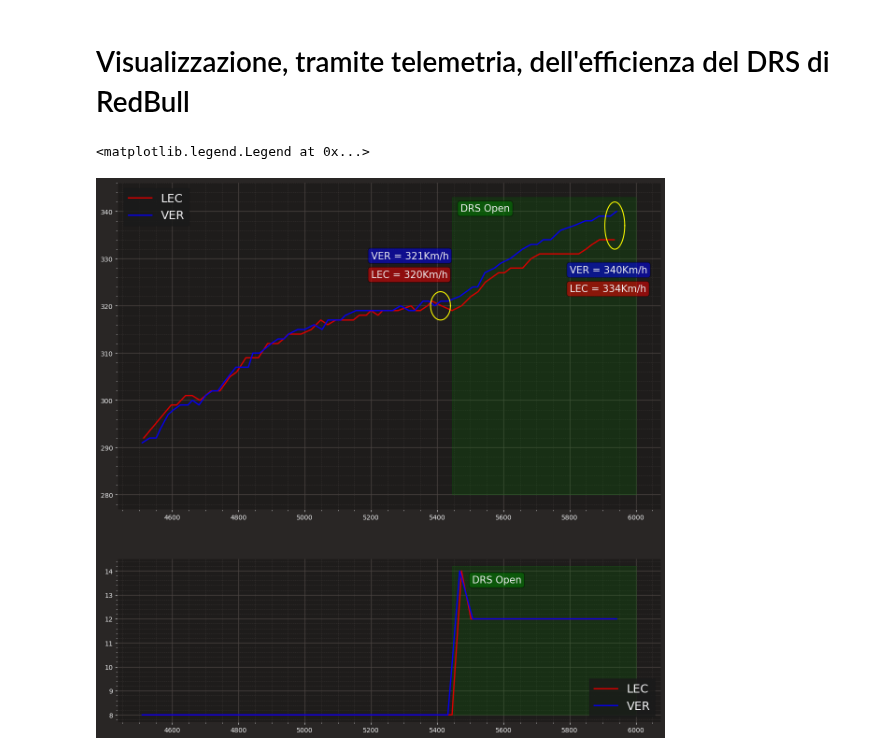
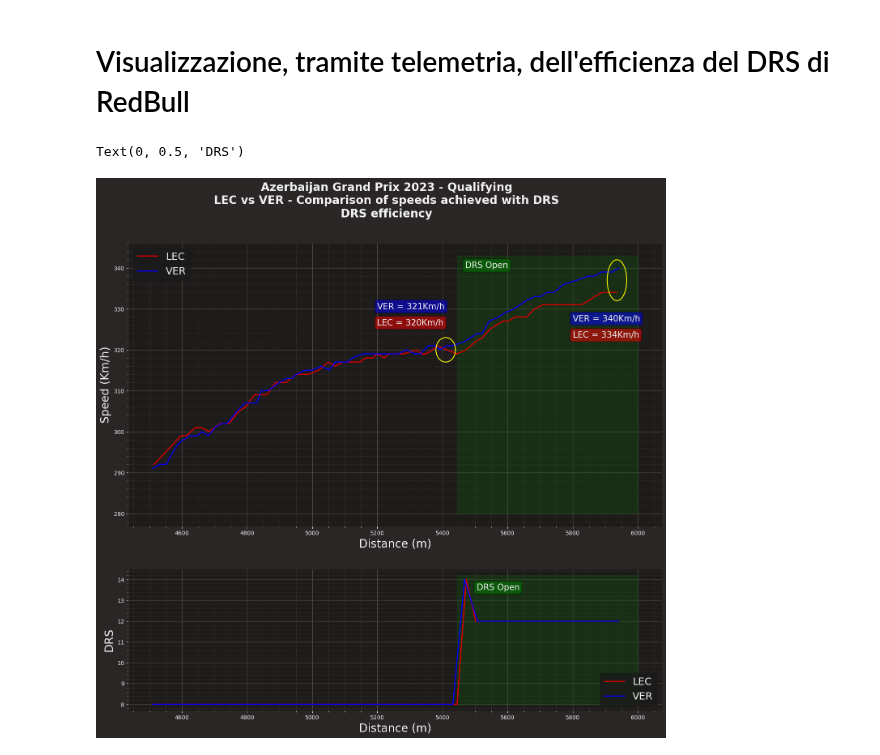
Before and after one commit to Rick8998/Baku2023F1, a Jupyter notebook: SessionsAnalysis/rb_drs.ipynb, the cells around one changed output. Cells and saved outputs as stored; diff of their text form; code cells hidden in the pictures.

```diff
--- a/SessionsAnalysis/rb_drs.ipynb
+++ b/SessionsAnalysis/rb_drs.ipynb
@@ -48,39 +48,43 @@ plot_ratios = [2, 1]
 fig, ax = plt.subplots(2, gridspec_kw={'height_ratios': plot_ratios})
 
 fig.set_figheight(15)
-fig.set_figwidth(15)
+fig.set_figwidth(17)
+fig.suptitle(f"{fp.event['EventName']} {fp.event.year} - {fp.name}\nLEC vs VER - Comparison of speeds achieved with DRS\nDRS efficiency", fontsize=20, fontweight='bold')
 
 ax[0].plot(lec_tel_to_0['Distance'], lec_tel_to_0['Speed'], color = fer_color, label = 'LEC', linewidth=2)
 
 ax[0].plot(ver_tel_to_0['Distance'], ver_tel_to_0['Speed'], color = rbr_color, label = 'VER', linewidth=2)
 ax[0].legend(prop={'size':18}, loc='upper left')
 ax[0].add_patch(Rectangle((5445, 280), 555, 63, color='green', alpha=0.2))
 u=5410     #x-position of the center
 v=320    #y-position of the center
 a=30    #radius on the x-axis
 b=3    #radius on the y-axis
 t = np.linspace(0, 2*pi, 100)
 ax[0].plot( u+a*np.cos(t) , v+b*np.sin(t), color="yellow")
 ax[0].text(x=5200, y = 326, s = "LEC = " + str(lec_tel_5k) +"Km/h", fontsize=15, bbox=dict(boxstyle='round', facecolor='red', alpha=0.5))
 ax[0].text(x=5200, y = 330, s = "VER = " + str(ver_tel_5k) +"Km/h", fontsize=15, bbox=dict(boxstyle='round', facecolor='blue', alpha=0.5))
 
 u1=5936     #x-position of the center
 v1=337    #y-position of the center
 a1=30    #radius on the x-axis
 b1=5    #radius on the y-axis
 t1 = np.linspace(0, 2*pi, 100)
 ax[0].plot( u1+a1*np.cos(t1) , v1+b1*np.sin(t1), color="yellow")
 ax[0].text(x=5800, y = 323, s = "LEC = " + str(lec_tel_finish) +"Km/h", fontsize=15, bbox=dict(boxstyle='round', facecolor='red', alpha=0.5))
 ax[0].text(x=5800, y = 327, s = "VER = " + str(ver_tel_finish) +"Km/h", fontsize=15, bbox=dict(boxstyle='round', facecolor='blue', alpha=0.5))
 ax[0].text(x=5470, y = 340, s = "DRS Open", fontsize=15, bbox=dict(boxstyle='round', facecolor='green', alpha=0.5))
+ax[0].set_xlabel('Distance (m)', fontsize=20)
+ax[0].set_ylabel('Speed (Km/h)', fontsize=20)
 
 ax[1].add_patch(Rectangle((5445, 8), 555, 6.2, color='green', alpha=0.2))
 ax[1].plot(lec_tel_to_0['Distance'], lec_tel_to_0['DRS'], color = fer_color, label = 'LEC', linewidth=2)
 ax[1].text(x=5505, y = 13.5, s = "DRS Open", fontsize=15, bbox=dict(boxstyle='round', facecolor='green', alpha=0.5))
 ax[1].plot(ver_tel_to_0['Distance'], ver_tel_to_0['DRS'], color = rbr_color, label = 'VER', linewidth=2)
 ax[1].legend(prop={'size':18}, loc='lower right')
-
+ax[1].set_xlabel('Distance (m)', fontsize=20)
+ax[1].set_ylabel('DRS', fontsize=20)
 # ax.add_patch(Rectangle((55, 80), 1, 52, color='red'))
 # %% [output]
-<matplotlib.legend.Legend at 0x...>
+Text(0, 0.5, 'DRS')
-[figure, old version]
+[figure, new version]
```
